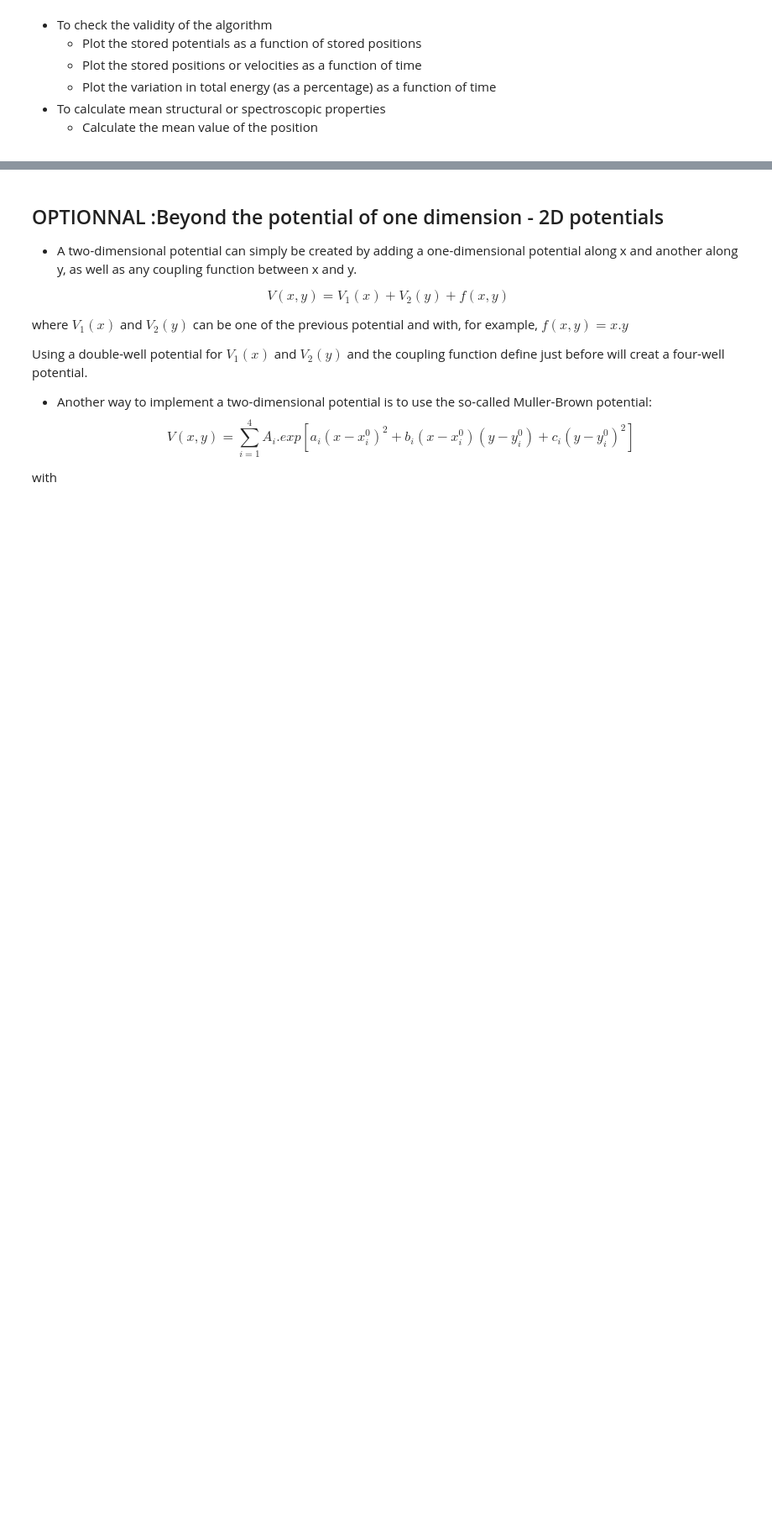
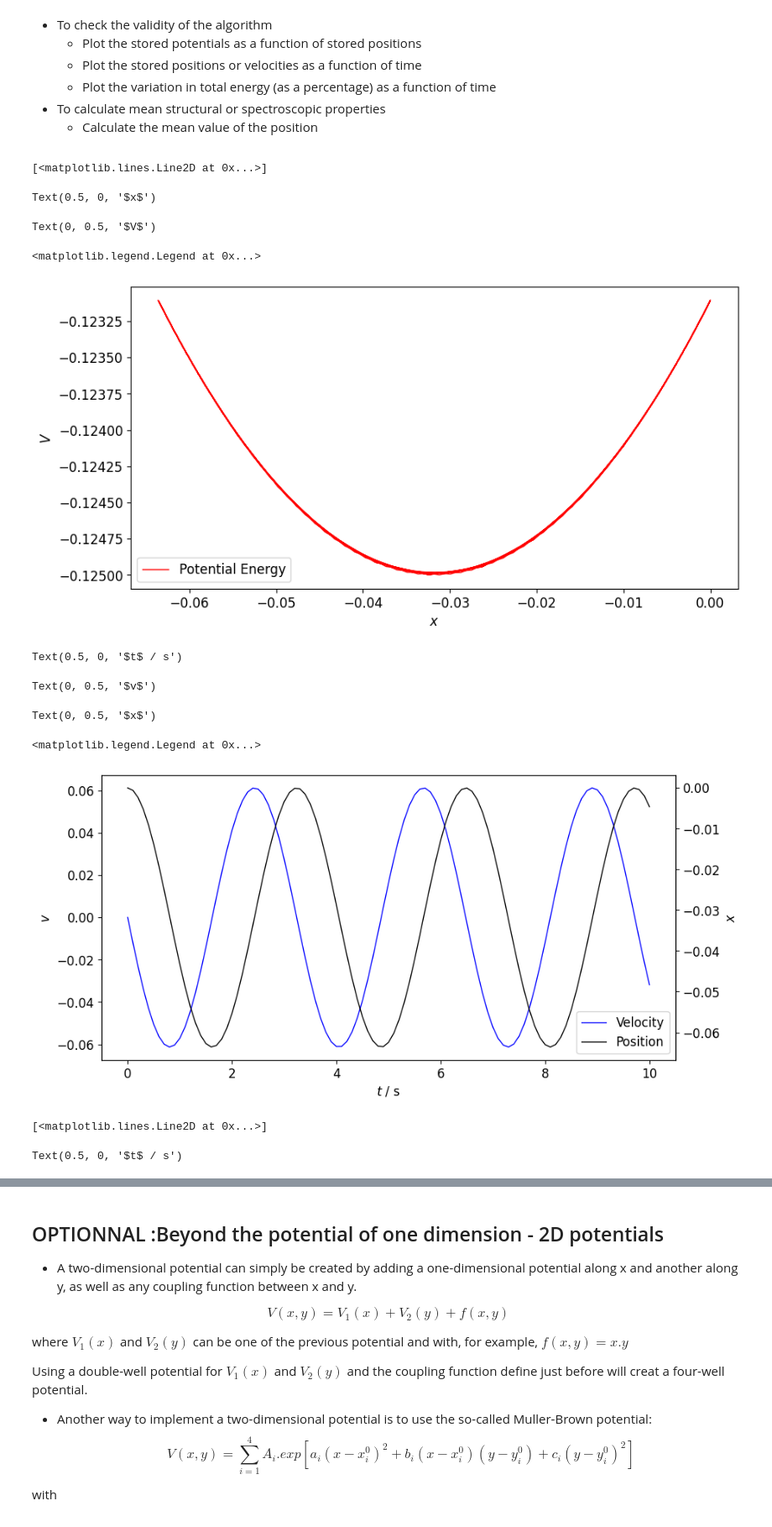
Before and after one commit to vfornemo/PytChem, a Jupyter notebook: MD_VVERLET_Tianyi.ipynb, the cells around one changed output, grey strips where cells are left out. Shown at 84% size. Cells and saved outputs as stored; diff of their text form; code cells hidden in the pictures; blank space fills up the shorter version.

```diff
--- a/MD_VVERLET_Tianyi.ipynb
+++ b/MD_VVERLET_Tianyi.ipynb
@@ -366,4 +379,54 @@ Molecular Dynamics Complete!
 
 </div>
 # %%
-# insert your code here
+import pandas as pd
+
+df = pd.read_csv('md_log.csv', usecols = ["Time","Position","Velocity","Energy","Total energy"])
+time = df["Time"].tolist()
+position = df["Position"].tolist()
+velocity = df["Velocity"].tolist()
+energy = df["Energy"].tolist()
+total_energy = df["Total energy"].tolist()
+tot_e_var = [(x-total_energy[0])/total_energy[0]*100 for x in total_energy]
+
+# Plot potentials as a function of position
+plt.rcParams["figure.figsize"] = (10,5)
+plt.rcParams.update({'font.size': 12})
+plt.plot(position, energy,linewidth=1,color='red', label="Potential Energy")
+plt.xlabel("$x$")
+plt.ylabel("$V$")
+plt.legend()
+plt.show()
+
+# Plot position and velocity as a function of time
+fig2, ax1 = plt.subplots()
+l1 = ax1.plot(time, velocity,linewidth=1,color='blue',label="Velocity")
+ax1.set_xlabel("$t$ / s")
+ax1.set_ylabel("$v$")
+ax2 = ax1.twinx()
+l2 = ax2.plot(time, position,linewidth=1,color='black',label="Position")
+ax2.set_ylabel("$x$")
+ln1, lab1 = ax1.get_legend_handles_labels()
+ln2, lab2 = ax2.get_legend_handles_labels()
+ax2.legend(ln1+ln2, lab1+lab2, loc=0)
+plt.show()
+
+# Plot total energy variation as a function of time
+plt.plot(time, tot_e_var,linewidth=1,color='blue',label="Total Energy Variation")
+plt.xlabel("$t$ / s")
+plt.ylabel("$\Delta E_{tot} (\%)$")
+plt.legend(loc=1)
+plt.show()
+# %% [output]
+[<matplotlib.lines.Line2D at 0x...>]
+Text(0.5, 0, '$x$')
+Text(0, 0.5, '$V$')
+<matplotlib.legend.Legend at 0x...>
+[figure, added]
+Text(0.5, 0, '$t$ / s')
+Text(0, 0.5, '$v$')
+Text(0, 0.5, '$x$')
+<matplotlib.legend.Legend at 0x...>
+[figure, added]
+[<matplotlib.lines.Line2D at 0x...>]
+Text(0.5, 0, '$t$ / s')
```
Also changed, not shown: parts of 6 cells of this notebook, 1 other file.
